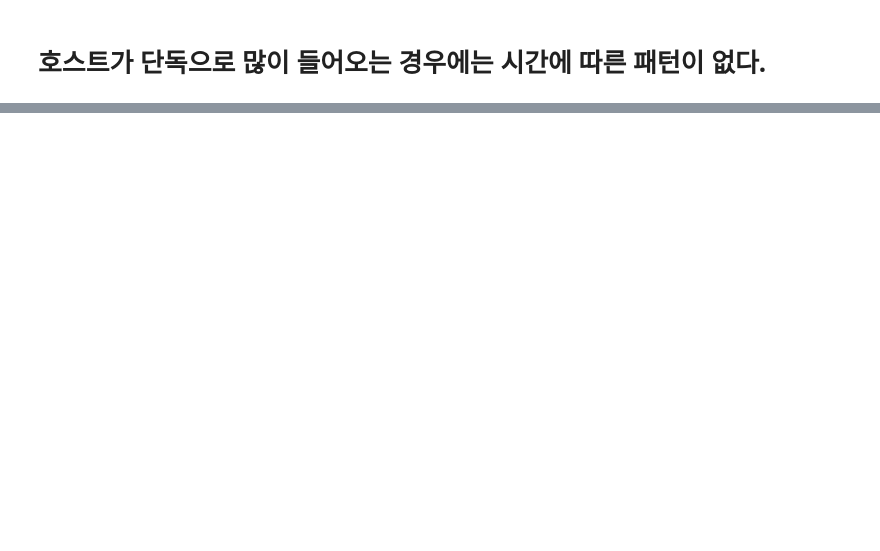
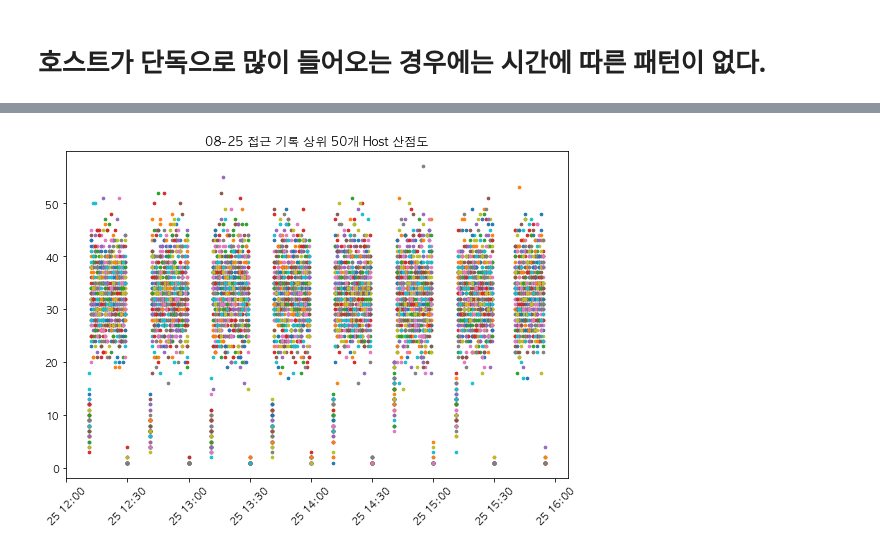
Before and after one commit to gnsia/conan, a Jupyter notebook: EDA/2020-10-29-EDA-log-data-date-hour-minute-host-unique.ipynb, the cells around one changed output, grey strips where cells are left out. Saved outputs shown, nothing was run; the diff lists cells and outputs as text; code cells hidden in the pictures; blank space fills up the shorter version.

```diff
--- a/EDA/2020-10-29-EDA-log-data-date-hour-minute-host-unique.ipynb
+++ b/EDA/2020-10-29-EDA-log-data-date-hour-minute-host-unique.ipynb
@@ -100,14 +100,3 @@ hostUniqueByMinute
 | 2020-08-28 19:45 | 47 | 36 | 4 |
 | 2020-08-28 19:46 | 19 | 17 | 3 |
 3822 rows × 3 columns
-# %%
-plt.figure(figsize=(12,8))
-for i in range(4):
-    x = hostUniqueByMinute[f'2020-08-25 {i+12}:00' : f'2020-08-25 {i+13}:00']['HostUnq'].index
-    y = hostUniqueByMinute[f'2020-08-25 {i+12}:00' : f'2020-08-25 {i+13}:00']['HostUnq']
-    plt.subplot(2, 2, i+1)
-    plt.plot(x, y)
-    plt.title(f'2020-08-25 {i+12}:00 ~ 2020-08-25 {i+13}:00')
-    plt.xticks(rotation=45)
-    plt.tight_layout()
-plt.show()
@@ -202,3 +238,0 @@ anoHost25
-# %%
-df.index = df.index.strftime('%Y-%m-%d %H:%M')
-df.head()
@@ -204,0 +295,11 @@ df.head()
+# %%
+plt.figure(figsize=(9,6))
+for i in range(50):
+    x = df[df['Host'] == anoHost25[i]].index.value_counts().sort_index().index
+    y = df[df['Host'] == anoHost25[i]].index.value_counts().sort_index()
+    plt.scatter(x, y, s=7)
+plt.xticks(rotation=45)
+plt.title('08-25 접근 기록 상위 50개 Host 산점도')
+plt.show()
+# %% [output]
+[figure, added]
```
Also changed, not shown: parts of 35 cells of this notebook, 3 other files.
